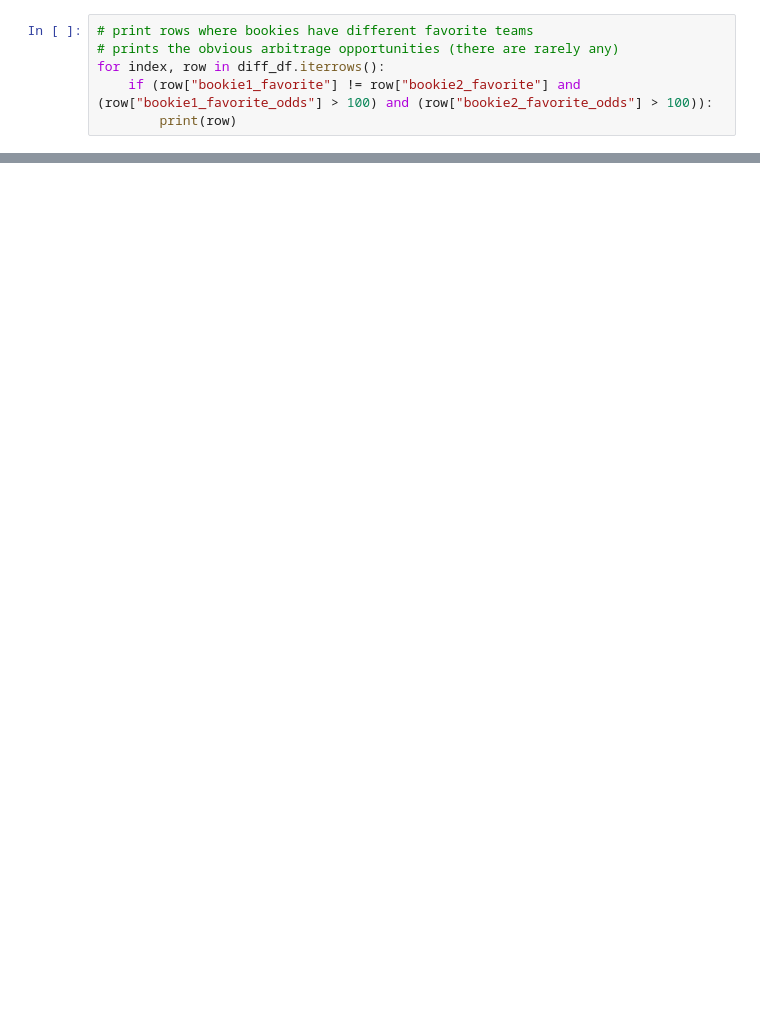
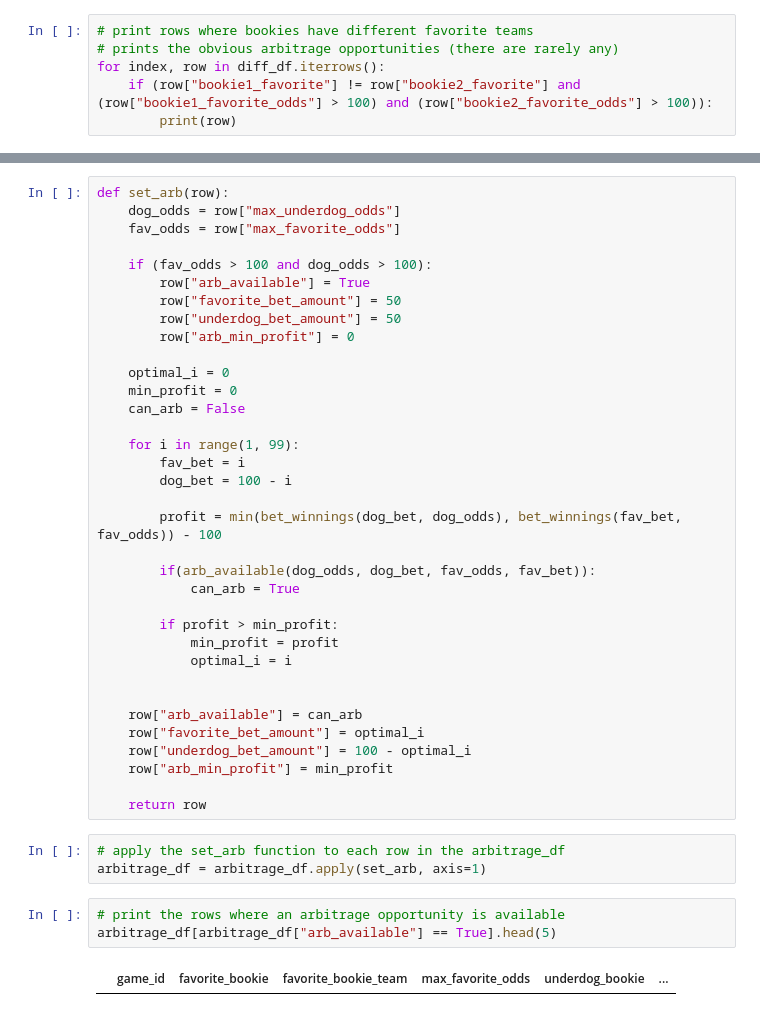
Before and after one commit to OWurst/SportsbetArbitrageFinder, a Jupyter notebook: arbitrage_algo_develop.ipynb, the cells around one changed output, grey strips where cells are left out. Drawn from its saved outputs; the diff is of its cells as text; blank space fills up the shorter version.

```diff
--- a/arbitrage_algo_develop.ipynb
+++ b/arbitrage_algo_develop.ipynb
@@ -146,0 +186,43 @@ for index, row in diff_df.iterrows():
+# %%
+def set_arb(row):
+    dog_odds = row["max_underdog_odds"]
+    fav_odds = row["max_favorite_odds"]
+
+    if (fav_odds > 100 and dog_odds > 100):
+        row["arb_available"] = True
+        row["favorite_bet_amount"] = 50
+        row["underdog_bet_amount"] = 50
+        row["arb_min_profit"] = 0
+
+    optimal_i = 0
+    min_profit = 0
+    can_arb = False
+
+    for i in range(1, 99):
+        fav_bet = i
+        dog_bet = 100 - i
+
+        profit = min(bet_winnings(dog_bet, dog_odds), bet_winnings(fav_bet, fav_odds)) - 100
+
+        if(arb_available(dog_odds, dog_bet, fav_odds, fav_bet)):
+            can_arb = True
+
+        if profit > min_profit:
+            min_profit = profit
+            optimal_i = i
+
+
+    row["arb_available"] = can_arb
+    row["favorite_bet_amount"] = optimal_i
+    row["underdog_bet_amount"] = 100 - optimal_i
+    row["arb_min_profit"] = min_profit
+
+    return row
+# %%
+# apply the set_arb function to each row in the arbitrage_df
+arbitrage_df = arbitrage_df.apply(set_arb, axis=1)
+# %%
+# print the rows where an arbitrage opportunity is available
+arbitrage_df[arbitrage_df["arb_available"] == True].head(5)
+# %% [output]
+|  | game_id | favorite_bookie | favorite_bookie_team | max_favorite_odds | underdog_bookie | ... |
```
Also changed, not shown: parts of 8 cells of this notebook.
